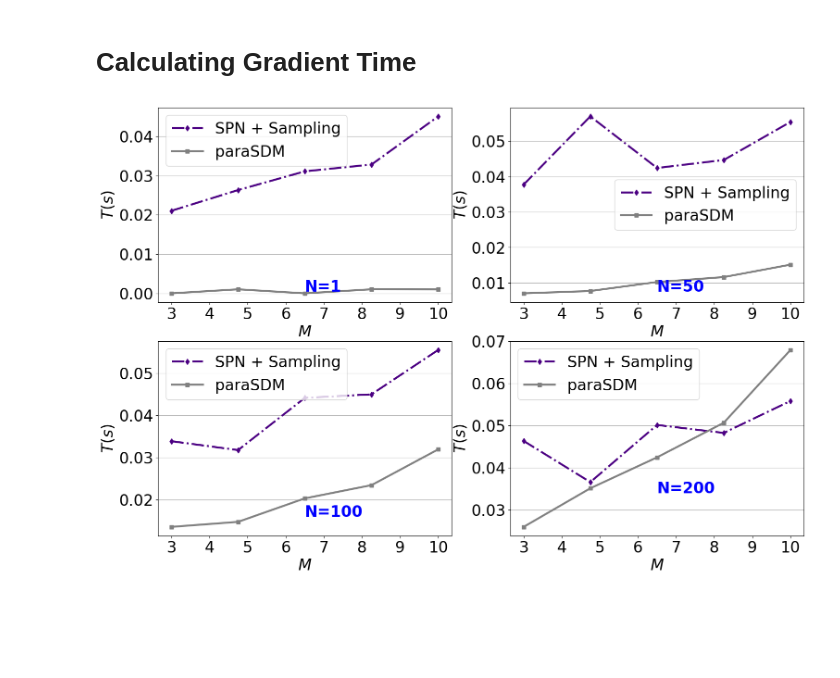
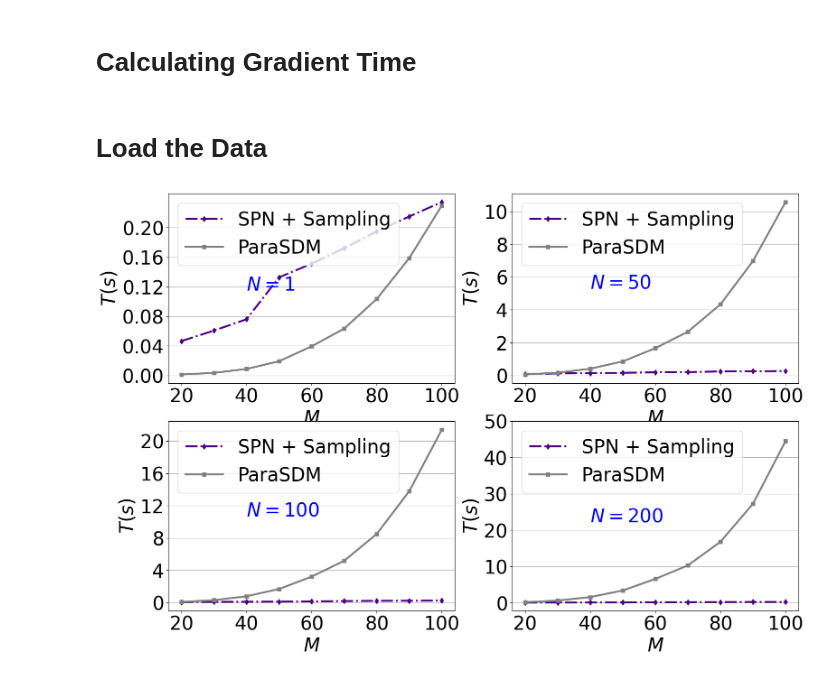
Before and after one commit to salar96/LearningFLPO, a Jupyter notebook: Speed_test_grads.ipynb, the cells around one changed output. Saved outputs shown, nothing was run; the diff lists cells and outputs as text; code cells hidden in the pictures; blank space fills up the shorter version.

```diff
--- a/Speed_test_grads.ipynb
+++ b/Speed_test_grads.ipynb
@@ -75,7 +75,7 @@ device = torch.device('cuda') if torch.cuda.is_available() else torch.device('cp
 
 print("Running on: " , device)
 
-num_facilities = np.linspace(3,10,5) # number of facilities
+num_facilities = np.linspace(20,100,9) # number of facilities
 
 city_dim = 2
 num_distinct_ends=1
@@ -205,6 +205,26 @@ results = {
 output_file = 'GradSpeedResults.pkl'
 with open(output_file, 'wb') as f:
     pickle.dump(results, f)
+# %% [markdown]
+# Load the Data
+# %%
+# load the results from the pkl file
+import pickle
+filename = 'GradSpeedResults.pkl'
+with open(filename, 'rb') as f:
+    results = pickle.load(f)
+times_1_L = results['times_1_L']
+times_2_L = results['times_2_L']
+times_3_L = results['times_3_L']
+times_4_L = results['times_4_L']
+times_1_F = results['times_1_F']
+times_2_F = results['times_2_F']
+times_3_F = results['times_3_F']
+times_4_F = results['times_4_F']
+grad_norm_error_1 = results['grad_norm_error_1']
+grad_norm_error_2 = results['grad_norm_error_2']
+grad_norm_error_3 = results['grad_norm_error_3']
+grad_norm_error_4 = results['grad_norm_error_4']
 # %%
 color1 = 'indigo'
 color2 = 'gray'
@@ -212,64 +232,65 @@ color3 = 'orange'
 linestyle1 = '-.'
 linestyle2 = '-'
 linestyle3 = '--'
-fontsize1 = 24
-fontsize2 = 24
+fontsize1 = 30
+fontsize2 = 30
 linewidth1 = 3
-
+num_x_ticks = 5
+num_y_ticks = 6
 plt.figure(figsize=(18,12))
 plt.subplot(2,2,1)
 plt.plot(num_facilities,times_1_L,linestyle1,marker='d',linewidth=linewidth1,color=color1,label='SPN + Sampling')
-plt.plot(num_facilities,times_1_F,linestyle2,marker='s',linewidth=linewidth1,color=color2,label='paraSDM')
+plt.plot(num_facilities,times_1_F,linestyle2,marker='s',linewidth=linewidth1,color=color2,label='ParaSDM')
 plt.xlabel(rf'$M$', fontsize=fontsize1)
 plt.ylabel(rf'$T(s)$', fontsize=fontsize1)
 plt.text(num_facilities[2],times_1_F[-1]*0.5,"$N=1$",fontsize=fontsize1,color='blue',weight='bold')
-plt.yticks(fontsize=fontsize1)
-plt.xticks(fontsize=fontsize1)
+plt.yticks(np.linspace(0,0.2,num_y_ticks),fontsize=fontsize1)
+plt.xticks(np.linspace(20,100,num_x_ticks),fontsize=fontsize1)
 plt.grid(axis='y',alpha=1)
 plt.legend(fontsize=fontsize1)
 
 plt.subplot(2,2,2)
 plt.plot(num_facilities,times_2_L,linestyle1,marker='d',linewidth=linewidth1,color=color1,label='SPN + Sampling')
-plt.plot(num_facilities,times_2_F,linestyle2,marker='s',linewidth=linewidth1,color=color2,label='paraSDM')
+plt.plot(num_facilities,times_2_F,linestyle2,marker='s',linewidth=linewidth1,color=color2,label='ParaSDM')
 plt.xlabel(rf'$M$', fontsize=fontsize1)
 plt.ylabel(rf'$T(s)$', fontsize=fontsize1)
 plt.text(num_facilities[2],times_2_F[-1]*0.5,"$N=50$",fontsize=fontsize1,color='blue',weight='bold')
-plt.yticks(fontsize=fontsize1)
-plt.xticks(fontsize=fontsize1)
+plt.yticks(np.linspace(0,10,num_y_ticks),fontsize=fontsize1)
+plt.xticks(np.linspace(20,100,num_x_ticks),fontsize=fontsize1)
 plt.grid(axis='y',alpha=1)
 plt.legend(fontsize=fontsize1)
 
 plt.subplot(2,2,3)
 plt.plot(num_facilities,times_3_L,linestyle1,marker='d',linewidth=linewidth1,color=color1,label='SPN + Sampling')
-plt.plot(num_facilities,times_3_F,linestyle2,marker='s',linewidth=linewidth1,color=color2,label='paraSDM')
+plt.plot(num_facilities,times_3_F,linestyle2,marker='s',linewidth=linewidth1,color=color2,label='ParaSDM')
 plt.xlabel(rf'$M$', fontsize=fontsize1)
 plt.ylabel(rf'$T(s)$', fontsize=fontsize1)
 plt.text(num_facilities[2],times_3_F[-1]*0.5,"$N=100$",fontsize=fontsize1,color='blue',weight='bold')
-plt.yticks(fontsize=fontsize1)
-plt.xticks(fontsize=fontsize1)
+plt.yticks(np.linspace(0,20,num_y_ticks),fontsize=fontsize1)
+plt.xticks(np.linspace(20,100,num_x_ticks),fontsize=fontsize1)
 plt.grid(axis='y',alpha=1)
 plt.legend(fontsize=fontsize1)
 
 plt.subplot(2,2,4)
 plt.plot(num_facilities,times_4_L,linestyle1,marker='d',linewidth=linewidth1,color=color1,label='SPN + Sampling')
-plt.plot(num_facilities,times_4_F,linestyle2,marker='s',linewidth=linewidth1,color=color2,label='paraSDM')
+plt.plot(num_facilities,times_4_F,linestyle2,marker='s',linewidth=linewidth1,color=color2,label='ParaSDM')
 plt.xlabel(rf'$M$', fontsize=fontsize1)
 plt.ylabel(rf'$T(s)$', fontsize=fontsize1)
 plt.text(num_facilities[2],times_4_F[-1]*0.5,"$N=200$",fontsize=fontsize1,color='blue',weight='bold')
-plt.yticks(fontsize=fontsize1)
-plt.xticks(fontsize=fontsize1)
+plt.yticks(np.linspace(0,50,num_y_ticks),fontsize=fontsize1)
+plt.xticks(np.linspace(20,100,num_x_ticks),fontsize=fontsize1)
 plt.grid(axis='y',alpha=1)
 plt.legend(fontsize=fontsize1)
 
 # plt.figure(figsize=(16,3))
 # plt.plot(num_facilities,grad_norm_error_1,linestyle1,marker='v',color=color1,label='grad_norm_error')
 # plt.xlabel('Num F')
 # # plt.ylabel('')
 # plt.title('N_drones = 1')
 # # plt.yticks(np.linspace(0,35,15))
 # plt.grid(axis='y',alpha=1)
 # plt.legend()
-plt.savefig("SpeedTestGrad.png")
+plt.savefig("SpeedTestGrad.png", bbox_inches='tight', dpi=300)
 plt.show()
 # %% [output]
-[figure, old version]
+[figure, new version]
```
Also changed, not shown: 4 other files.
